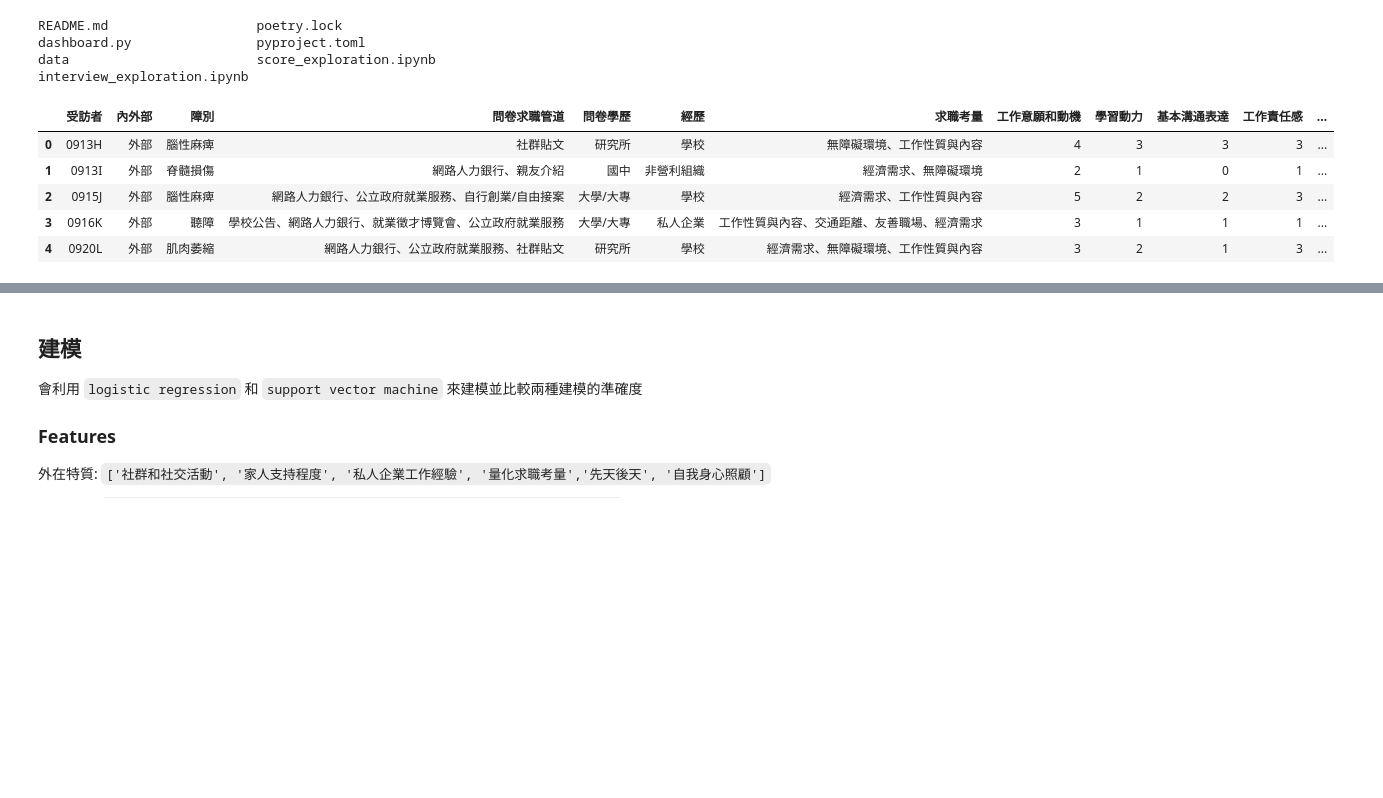
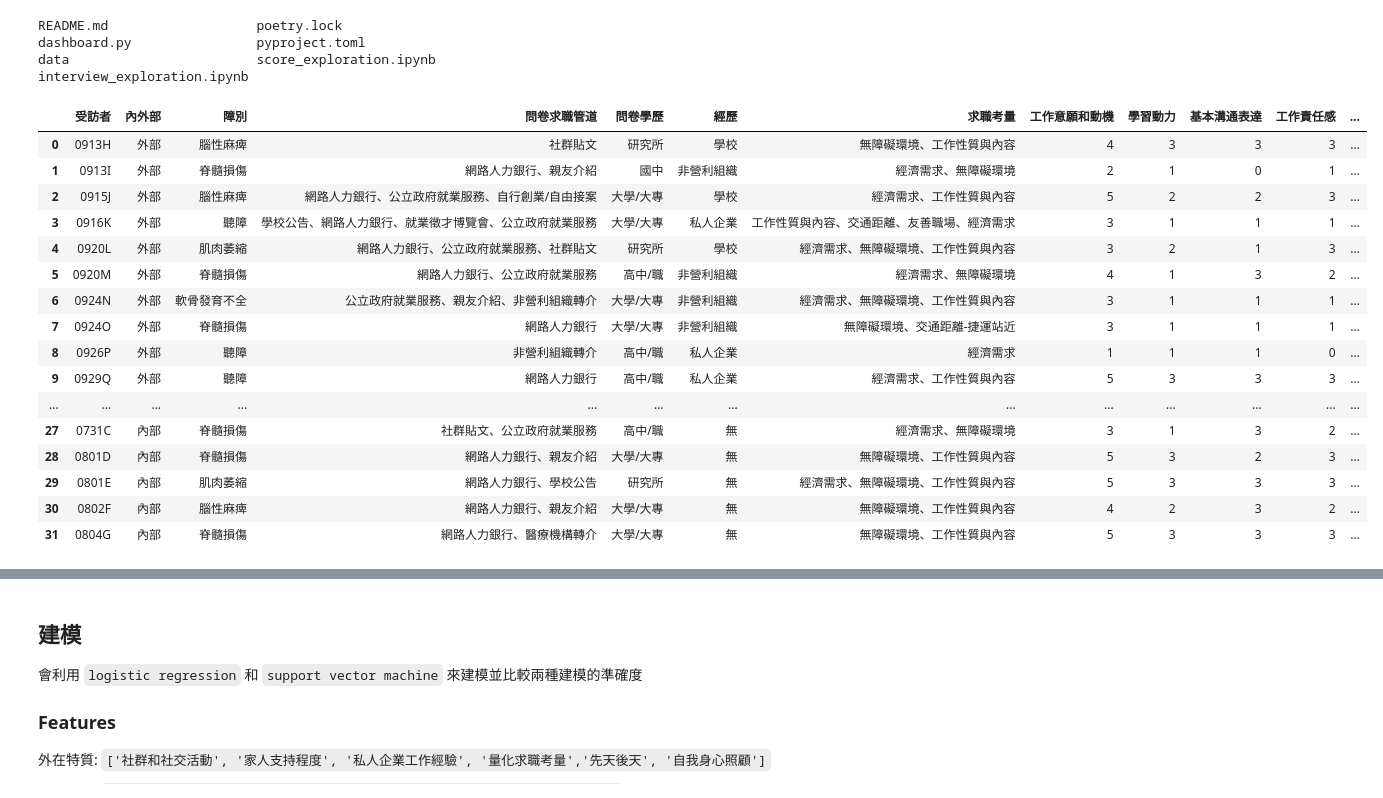
Before and after one commit to frankcholula/flow-disability-employment, a Jupyter notebook: score_exploration.ipynb, the cells around one changed output, grey strips where cells are left out. Cells and saved outputs as stored; diff of their text form; code cells hidden in the pictures; blank space fills up the shorter version.

```diff
--- a/score_exploration.ipynb
+++ b/score_exploration.ipynb
@@ -33,32 +33,43 @@ interview_exploration.ipynb
 # %%
 FILE_PATH = "./data/scores.csv"
 inside_features = ['工作意願和動機', '學習動力','基本溝通表達', '工作責任感', '解決問題意願']
 outside_features = ['社群和社交活動', '家人支持程度', '私人企業工作經驗', '量化求職考量','先天後天', '自我身心照顧']
 meta_features = ['受訪者','內外部','障別','問卷求職管道','問卷學歷','經歷','求職考量']
 target = ['關鍵TA']
 def read_data(file_path, ppss=False) -> List[pd.DataFrame]:
     """
     Read data from csv file and return 3 dataframes
     """
     scores_df = pd.read_csv(file_path)
     if not ppss:
         scores_df = scores_df[meta_features + inside_features + outside_features + target]
     ta_df = scores_df[scores_df["關鍵TA"] == "T"]
     ta_df.reset_index(drop=True, inplace=True)
     nonta_df = scores_df[scores_df["關鍵TA"] == "F"]
     nonta_df.reset_index(drop=True, inplace=True)
     return [scores_df, ta_df, nonta_df]
 
 scores_df, ta_df, nonta_df = read_data(FILE_PATH)
 num_ta, num_nonta = len(ta_df), len(nonta_df)
-scores_df.head()
+scores_df
 # %% [output]
 |  | 受訪者 | 內外部 | 障別 | 問卷求職管道 | 問卷學歷 | 經歷 | 求職考量 | 工作意願和動機 | 學習動力 | 基本溝通表達 | 工作責任感 | ... |
 | 0 | 0913H | 外部 | 腦性麻痺 | 社群貼文 | 研究所 | 學校 | 無障礙環境、工作性質與內容 | 4 | 3 | 3 | 3 | ... |
 | 1 | 0913I | 外部 | 脊髓損傷 | 網路人力銀行、親友介紹 | 國中 | 非營利組織 | 經濟需求、無障礙環境 | 2 | 1 | 0 | 1 | ... |
 | 2 | 0915J | 外部 | 腦性麻痺 | 網路人力銀行、公立政府就業服務、自行創業/自由接案 | 大學/大專 | 學校 | 經濟需求、工作性質與內容 | 5 | 2 | 2 | 3 | ... |
 | 3 | 0916K | 外部 | 聽障 | 學校公告、網路人力銀行、就業徵才博覽會、公立政府就業服務 | 大學/大專 | 私人企業 | 工作性質與內容、交通距離、友善職場、經濟需求 | 3 | 1 | 1 | 1 | ... |
 | 4 | 0920L | 外部 | 肌肉萎縮 | 網路人力銀行、公立政府就業服務、社群貼文 | 研究所 | 學校 | 經濟需求、無障礙環境、工作性質與內容 | 3 | 2 | 1 | 3 | ... |
+| 5 | 0920M | 外部 | 脊髓損傷 | 網路人力銀行、公立政府就業服務 | 高中/職 | 非營利組織 | 經濟需求、無障礙環境 | 4 | 1 | 3 | 2 | ... |
+| 6 | 0924N | 外部 | 軟骨發育不全 | 公立政府就業服務、親友介紹、非營利組織轉介 | 大學/大專 | 非營利組織 | 經濟需求、無障礙環境、工作性質與內容 | 3 | 1 | 1 | 1 | ... |
+| 7 | 0924O | 外部 | 脊髓損傷 | 網路人力銀行 | 大學/大專 | 非營利組織 | 無障礙環境、交通距離-捷運站近 | 3 | 1 | 1 | 1 | ... |
+| 8 | 0926P | 外部 | 聽障 | 非營利組織轉介 | 高中/職 | 私人企業 | 經濟需求 | 1 | 1 | 1 | 0 | ... |
+| 9 | 0929Q | 外部 | 聽障 | 網路人力銀行 | 高中/職 | 私人企業 | 經濟需求、工作性質與內容 | 5 | 3 | 3 | 3 | ... |
+| ... | ... | ... | ... | ... | ... | ... | ... | ... | ... | ... | ... | ... |
+| 27 | 0731C | 內部 | 脊髓損傷 | 社群貼文、公立政府就業服務 | 高中/職 | 無 | 經濟需求、無障礙環境 | 3 | 1 | 3 | 2 | ... |
+| 28 | 0801D | 內部 | 脊髓損傷 | 網路人力銀行、親友介紹 | 大學/大專 | 無 | 無障礙環境、工作性質與內容 | 5 | 3 | 2 | 3 | ... |
+| 29 | 0801E | 內部 | 肌肉萎縮 | 網路人力銀行、學校公告 | 研究所 | 無 | 經濟需求、無障礙環境、工作性質與內容 | 5 | 3 | 3 | 3 | ... |
+| 30 | 0802F | 內部 | 腦性麻痺 | 網路人力銀行、親友介紹 | 大學/大專 | 無 | 無障礙環境、工作性質與內容 | 4 | 2 | 3 | 2 | ... |
+| 31 | 0804G | 內部 | 脊髓損傷 | 網路人力銀行、醫療機構轉介 | 大學/大專 | 無 | 無障礙環境、工作性質與內容 | 5 | 3 | 3 | 3 | ... |
 # %%
 print(f"關鍵TA: {num_ta} 位 \n非關鍵TA: {num_nonta} 位")
 # %% [output]
```
Also changed, not shown: parts of 7 cells of this notebook, 3 other files.
